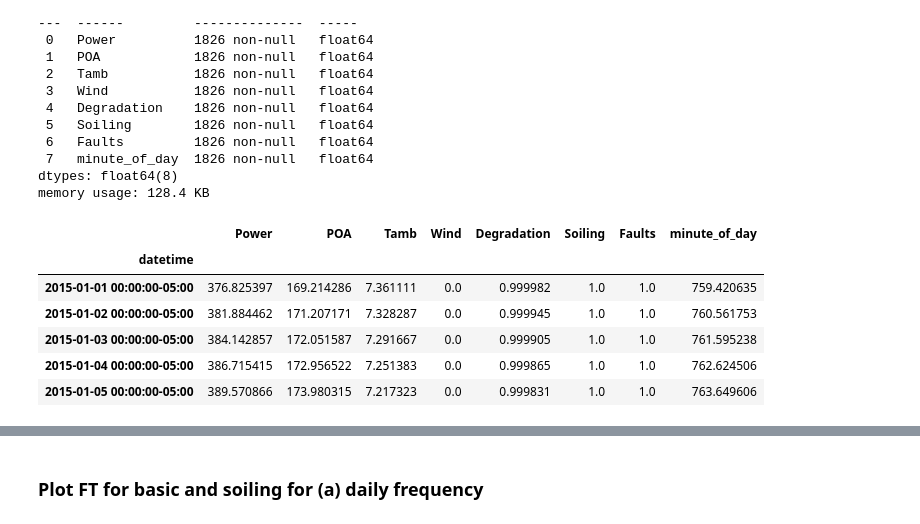
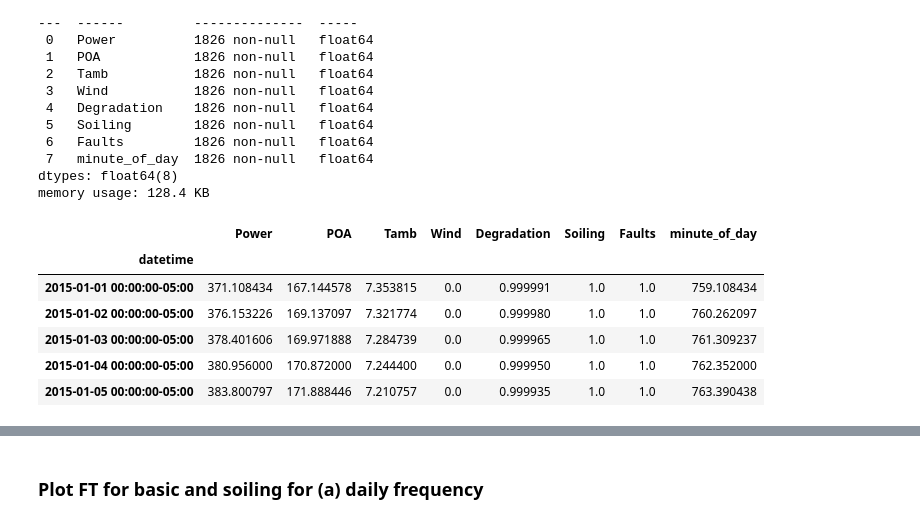
Before and after one commit to Rufski/S2DS-EPRI, a Jupyter notebook: notebooks/1.0-mb-fourier-spectral.ipynb, the cells around one changed output, grey strips where cells are left out. Cells and saved outputs as stored; diff of their text form; code cells hidden in the pictures.

```diff
--- a/notebooks/1.0-mb-fourier-spectral.ipynb
+++ b/notebooks/1.0-mb-fourier-spectral.ipynb
@@ -30,7 +30,7 @@ The autoreload extension is already loaded. To reload it, use:
   %reload_ext autoreload
 # %%
 # Load data
-csv_index   = 15
+csv_index   = 31
 synth_name  = "basic"
 path_to_zip = "../data/raw/synthetic_" + synth_name + ".zip"
 df_basic    = import_df_from_zip_pkl(path_to_zip, index=csv_index, verbose=True)
@@ -86,12 +86,12 @@ Data columns (total 8 columns):
 dtypes: float64(8)
 memory usage: 128.4 KB
 # %%
-df.head()
+df_basic.head()
 # %% [output]
 |  | Power | POA | Tamb | Wind | Degradation | Soiling | Faults | minute_of_day |
 | datetime |  |  |  |  |  |  |  |  |
-| 2015-01-01 00:00:00-05:00 | 376.825397 | 169.214286 | 7.361111 | 0.0 | 0.999982 | 1.0 | 1.0 | 759.420635 |
-| 2015-01-02 00:00:00-05:00 | 381.884462 | 171.207171 | 7.328287 | 0.0 | 0.999945 | 1.0 | 1.0 | 760.561753 |
-| 2015-01-03 00:00:00-05:00 | 384.142857 | 172.051587 | 7.291667 | 0.0 | 0.999905 | 1.0 | 1.0 | 761.595238 |
-| 2015-01-04 00:00:00-05:00 | 386.715415 | 172.956522 | 7.251383 | 0.0 | 0.999865 | 1.0 | 1.0 | 762.624506 |
-| 2015-01-05 00:00:00-05:00 | 389.570866 | 173.980315 | 7.217323 | 0.0 | 0.999831 | 1.0 | 1.0 | 763.649606 |
+| 2015-01-01 00:00:00-05:00 | 371.108434 | 167.144578 | 7.353815 | 0.0 | 0.999991 | 1.0 | 1.0 | 759.108434 |
+| 2015-01-02 00:00:00-05:00 | 376.153226 | 169.137097 | 7.321774 | 0.0 | 0.999980 | 1.0 | 1.0 | 760.262097 |
+| 2015-01-03 00:00:00-05:00 | 378.401606 | 169.971888 | 7.284739 | 0.0 | 0.999965 | 1.0 | 1.0 | 761.309237 |
+| 2015-01-04 00:00:00-05:00 | 380.956000 | 170.872000 | 7.244400 | 0.0 | 0.999950 | 1.0 | 1.0 | 762.352000 |
+| 2015-01-05 00:00:00-05:00 | 383.800797 | 171.888446 | 7.210757 | 0.0 | 0.999935 | 1.0 | 1.0 | 763.390438 |
```
Also changed, not shown: parts of 18 cells of this notebook.
